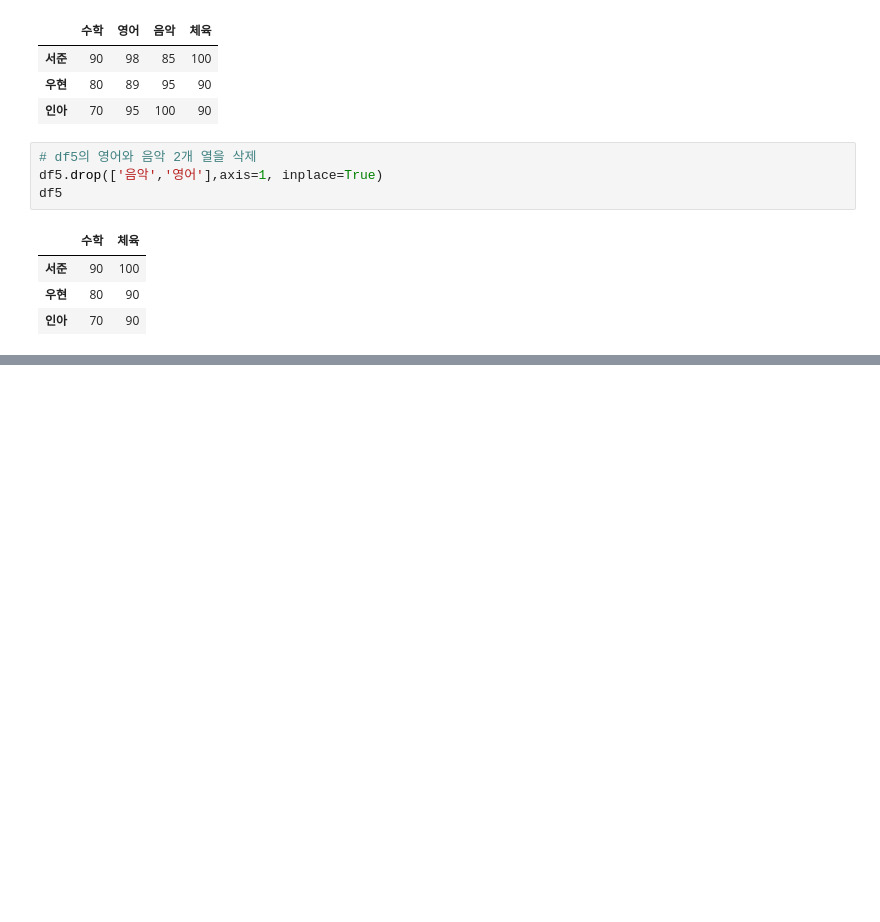
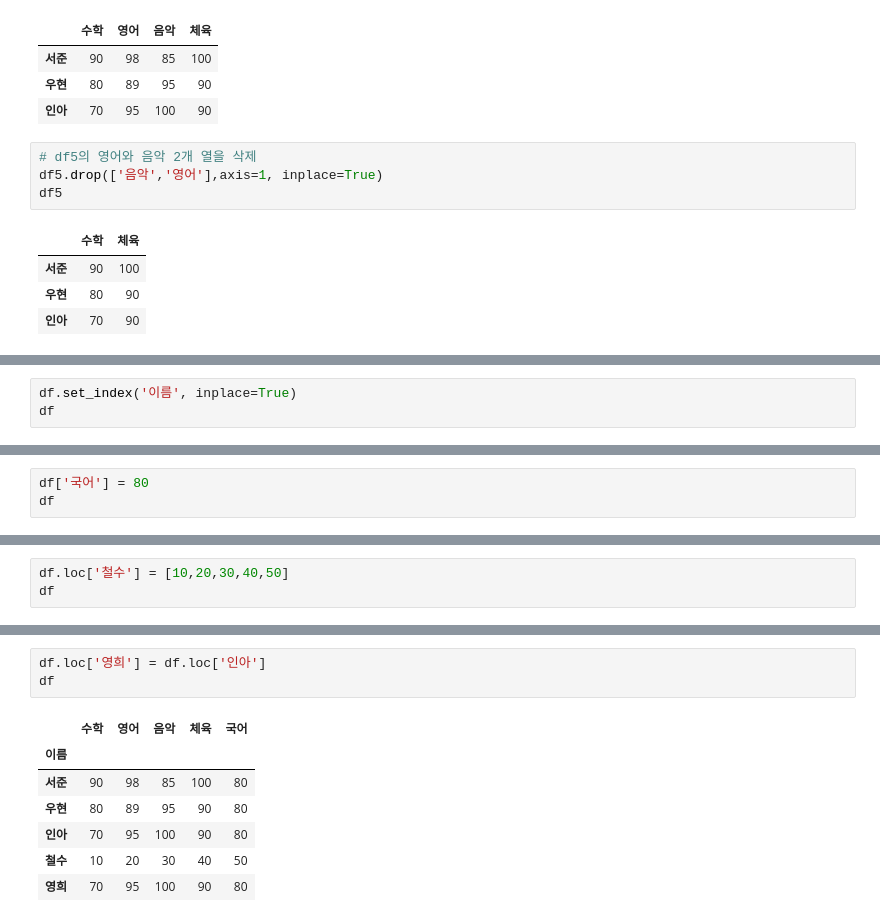
Before and after one commit to bjKim2/python_tj, a Jupyter notebook: 3.DataAnalysis/Note/03.Pandas.ipynb, the cells around one changed output, grey strips where cells are left out. Drawn from its saved outputs; the diff is of its cells as text; blank space fills up the shorter version.

```diff
--- a/3.DataAnalysis/Note/03.Pandas.ipynb
+++ b/3.DataAnalysis/Note/03.Pandas.ipynb
@@ -167,0 +335,3 @@ df5
+# %%
+df.set_index('이름', inplace=True)
+df
@@ -167,0 +362,3 @@ df5
+# %%
+df['국어'] = 80
+df
@@ -167,0 +371,3 @@ df5
+# %%
+df.loc['철수'] = [10,20,30,40,50]
+df
@@ -167,0 +381,11 @@ df5
+# %%
+df.loc['영희'] = df.loc['인아']
+df
+# %% [output]
+|  | 수학 | 영어 | 음악 | 체육 | 국어 |
+| 이름 |  |  |  |  |  |
+| 서준 | 90 | 98 | 85 | 100 | 80 |
+| 우현 | 80 | 89 | 95 | 90 | 80 |
+| 인아 | 70 | 95 | 100 | 90 | 80 |
+| 철수 | 10 | 20 | 30 | 40 | 50 |
+| 영희 | 70 | 95 | 100 | 90 | 80 |
```
Also changed, not shown: parts of 50 cells of this notebook, 23 other files.
